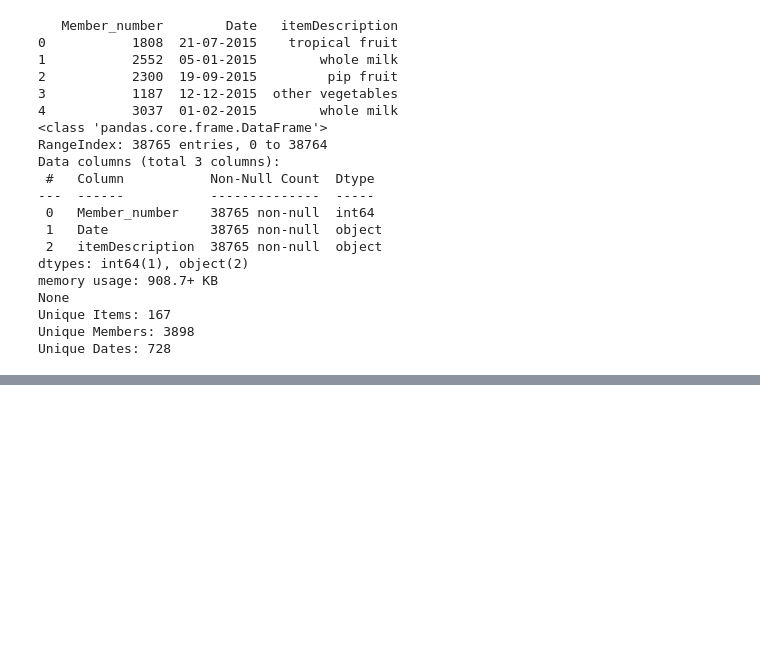
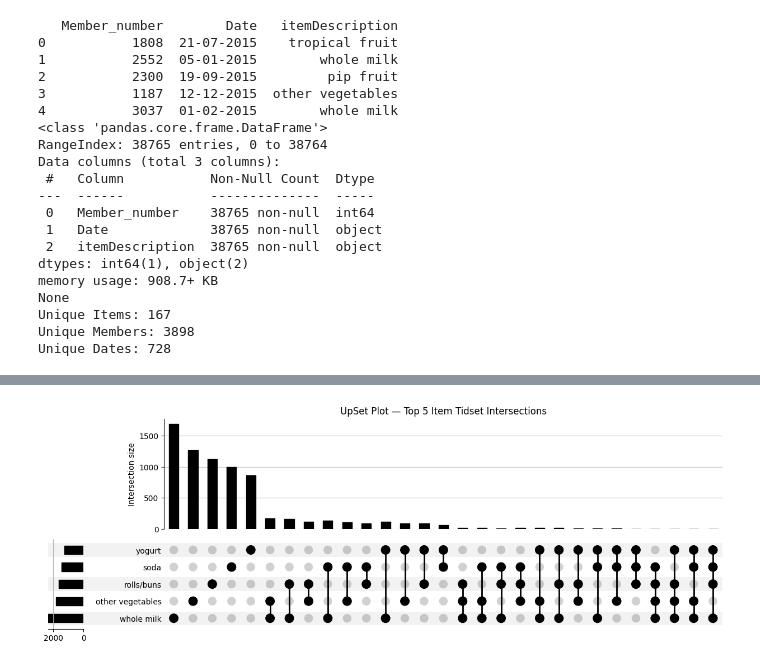
Before and after one commit to GOATjo-soloz/mltraining, a Jupyter notebook: Groceries-Billing-Eclat-ARM/groceries_billing.ipynb, the cells around one changed output, grey strips where cells are left out. Drawn from its saved outputs; the diff is of its cells as text; code cells hidden in the pictures; blank space fills up the shorter version.

```diff
--- a/Groceries-Billing-Eclat-ARM/groceries_billing.ipynb
+++ b/Groceries-Billing-Eclat-ARM/groceries_billing.ipynb
@@ -155,0 +152,26 @@ Running Eclat with Min Support: 22 transactions
+# %%
+import warnings
+warnings.filterwarnings("ignore", category=FutureWarning)
+
+import matplotlib.pyplot as plt
+from upsetplot import from_contents, plot
+
+# 1) Get the top 10 items by support (largest tidsets)
+top_5_items = sorted(
+    vertical_data.keys(),
+    key=lambda i: len(vertical_data[i]),
+    reverse=True
+)[:5]
+
+# 2) Build contents only for these top items
+contents_top5 = {item: list(vertical_data[item]) for item in top_5_items}
+
+# 3) Create UpSet‑plot data
+upset_data_top5 = from_contents(contents_top5)
+
+# 4) Plot
+plot(upset_data_top5)
+plt.title("UpSet Plot — Top 5 Item Tidset Intersections")
+plt.show()
+# %% [output]
+[figure, added]
```
Also changed, not shown: parts of 9 cells of this notebook.
